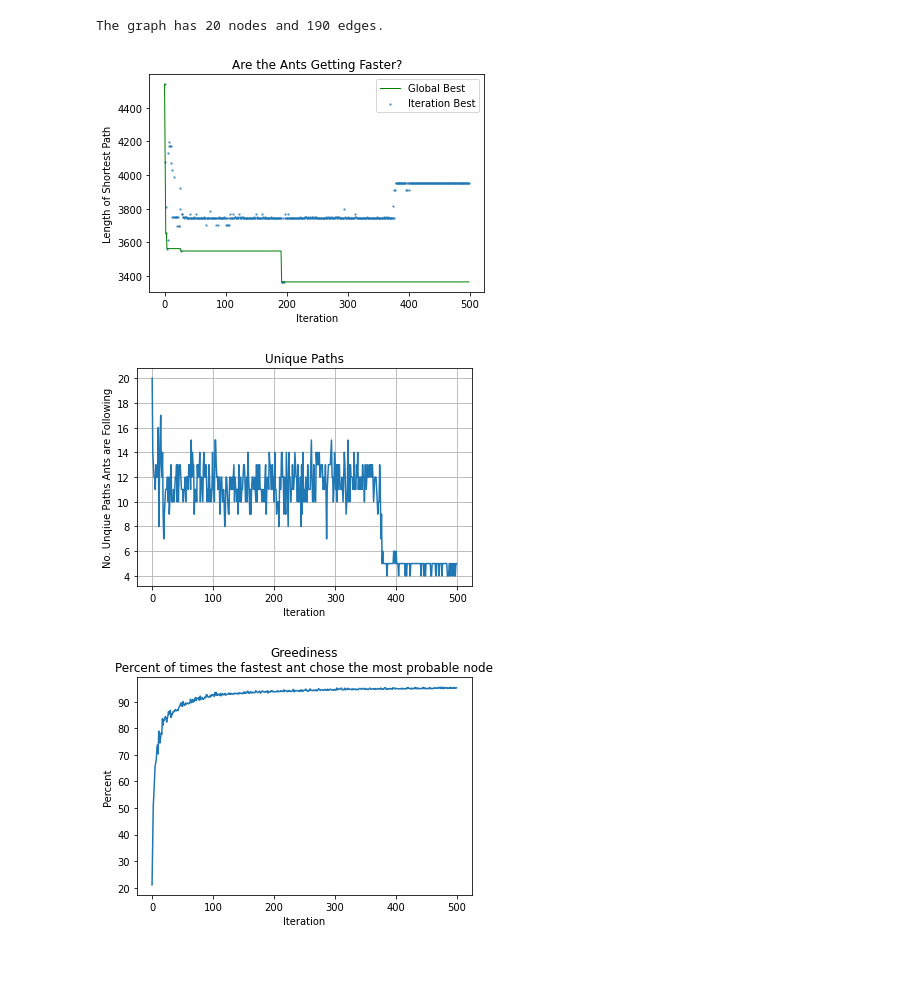
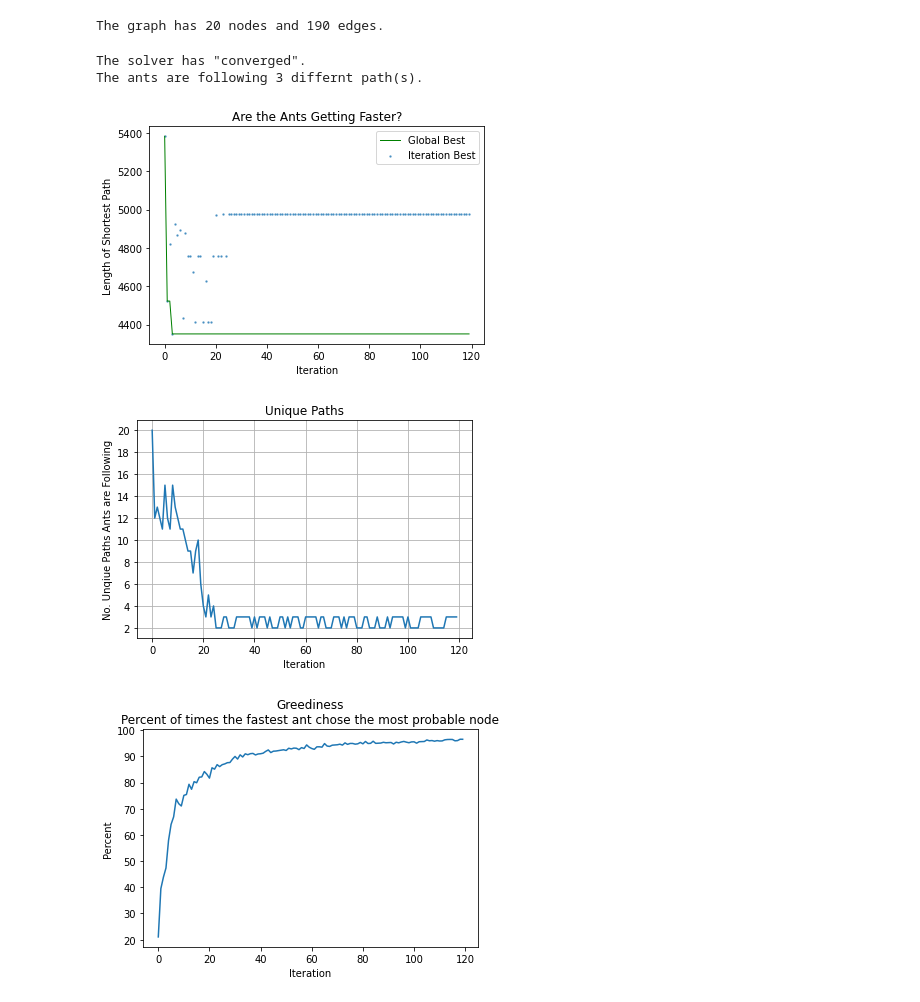
Before and after one commit to gambingo/opt-art, a Jupyter notebook: line-drawings/notebooks/Ants.ipynb, the cells around one changed output. Cells and saved outputs as stored; diff of their text form; code cells hidden in the pictures; blank space fills up the shorter version.

```diff
--- a/line-drawings/notebooks/Ants.ipynb
+++ b/line-drawings/notebooks/Ants.ipynb
@@ -51,18 +51,21 @@ optimization = Optimize(lite_stippling.chosen_points,
 # %% [output]
 The graph has 20 nodes and 190 edges.
 # %%
-optimization.optimize(num_iterations=500, convergence_overide=True)
+optimization.optimize(num_iterations=500, convergence_overide=False)
 # analyze = Analyze(optimization)
+# %% [output]
+The solver has "converged".
+The ants are following 3 differnt path(s).
 # %%
-optimization.plot_convergence()
+optimization.plot_convergence(save_image_filename="convergence.png")
 # %% [output]
-[figure, old version]
+[figure, new version]
 # %%
-optimization.plot_unique_paths()
+optimization.plot_unique_paths(save_image_filename="unique_paths.png")
 # %% [output]
-[figure, old version]
+[figure, new version]
 # %%
-optimization.plot_greediness()
+optimization.plot_greediness(save_image_filename="greediness.png")
 # %% [output]
-[figure, old version]
+[figure, new version]
 # %%
```
Also changed, not shown: parts of 3 cells of this notebook, 5 other files.
